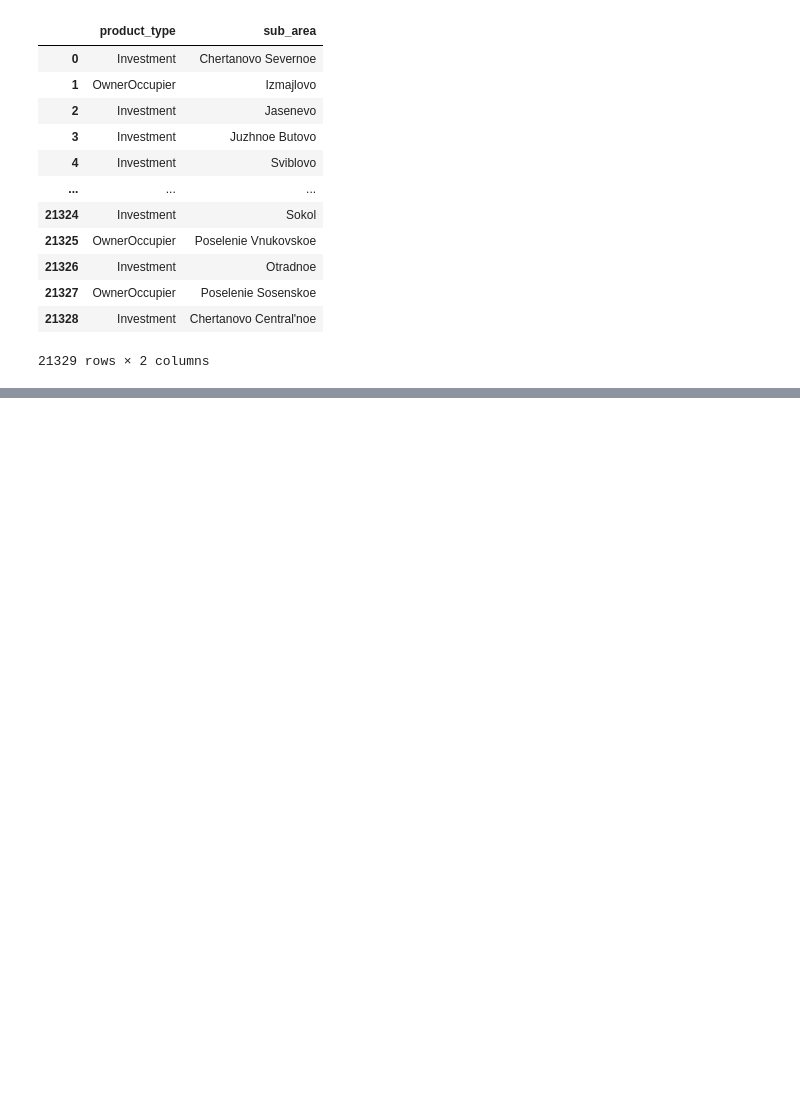
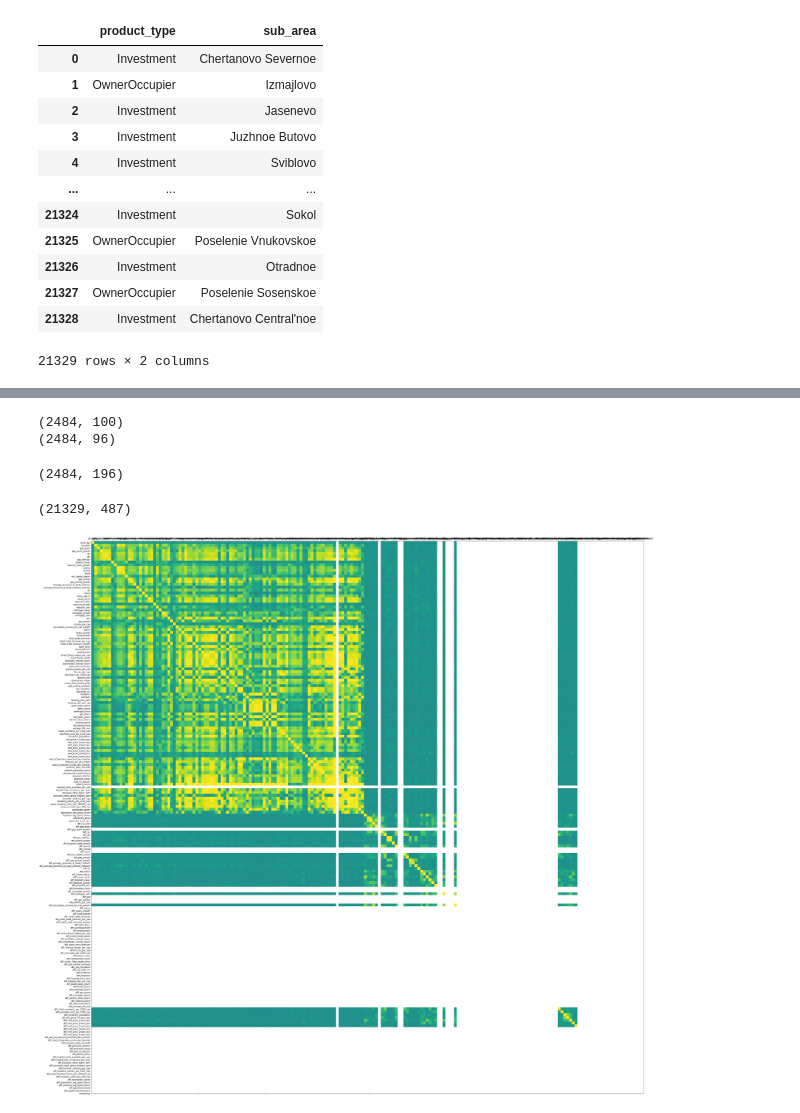
Before and after one commit to DavidMonk00/mlatimperial, a Jupyter notebook: scratch.ipynb, the cells around one changed output, grey strips where cells are left out. Cells and saved outputs as stored; diff of their text form; code cells hidden in the pictures; blank space fills up the shorter version.

```diff
--- a/scratch.ipynb
+++ b/scratch.ipynb
@@ -185,0 +206,27 @@ data.loc[b.index]
+# %%
+import os
+macro = pd.read_csv("data/week-one/macro.csv", parse_dates=['timestamp'])
+data = pd.read_csv("data/week-one/X_train.csv", parse_dates=['timestamp'])
+print(macro.shape)
+
+macro_diff = macro.select_dtypes(exclude=['object']).diff().add_prefix("diff_").drop(columns='diff_timestamp')
+print(macro_diff.shape)
+macro = pd.concat([macro,macro_diff],axis=1)
+macro.shape
+# %% [output]
+(2484, 100)
+(2484, 96)
+(2484, 196)
+# %%
+X_all = pd.merge_ordered(data, macro, on='timestamp', how='left')
+# %%
+X_all.shape
+# %% [output]
+(21329, 487)
+# %%
+macro_data = X_all.copy()[X_all.columns[291:]]
+macro_data['timestamp'] = X_all['timestamp']
+# %%
+plotCorrelation(macro_data)
+# %% [output]
+[figure, added]
```
Also changed, not shown: parts of 10 cells of this notebook, 2 other files.
